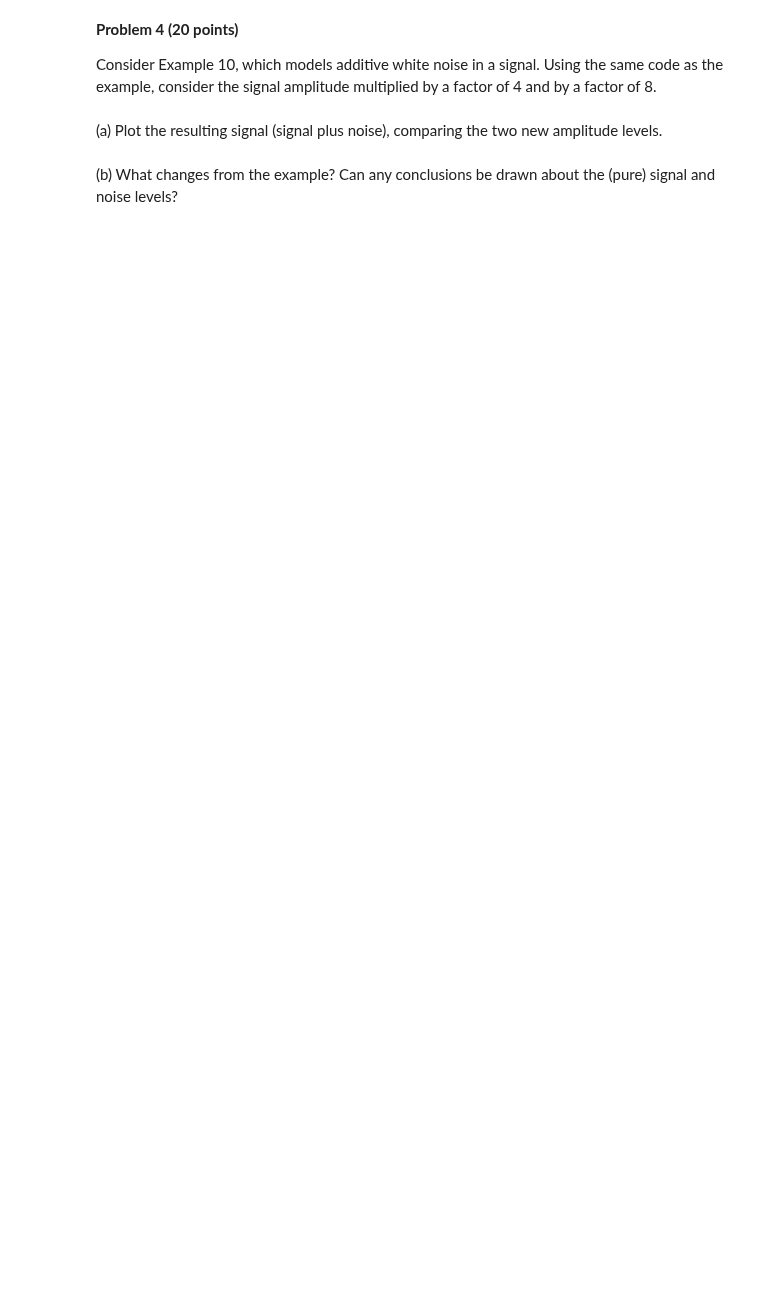
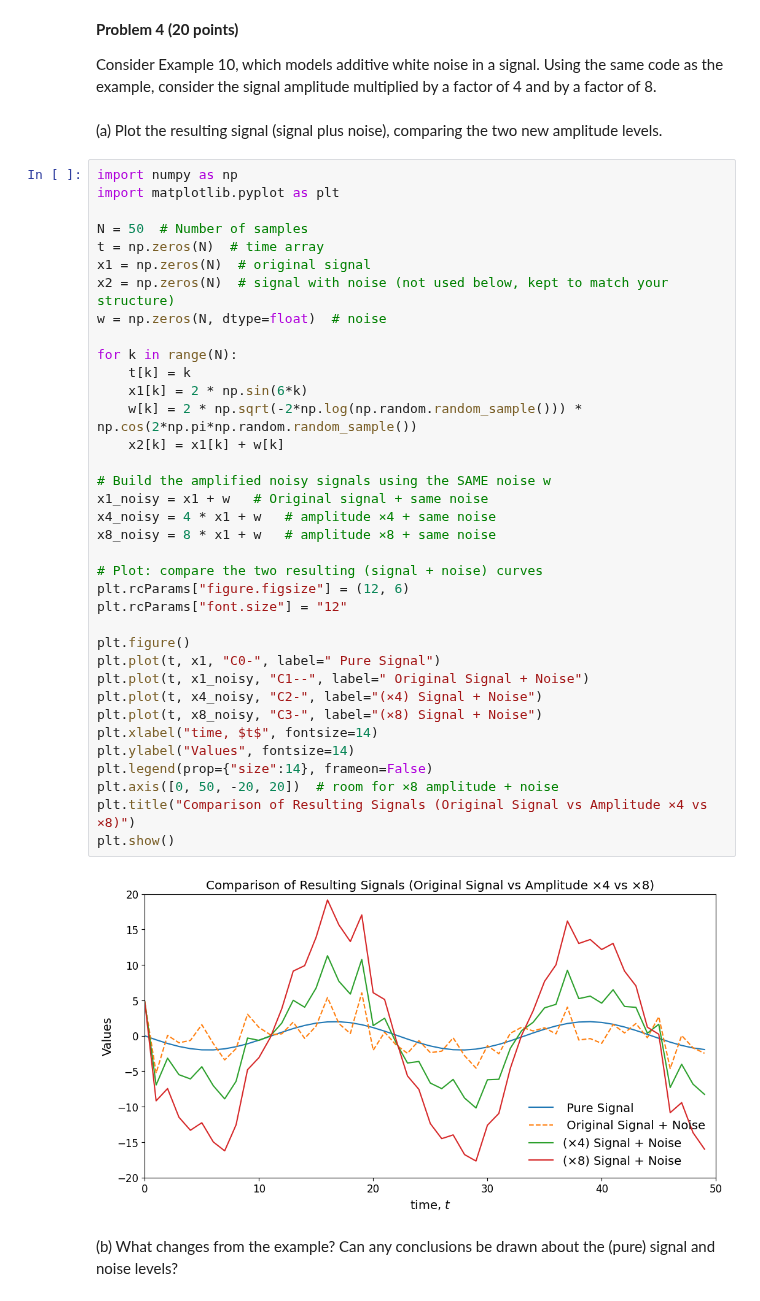
Before and after one commit to saulosgil/Disciplina_Modelagem-e-simula--o-de-sistemas, a Jupyter notebook: exercises/SE03/SE03_SauloGil.ipynb, the cells around one changed output. Drawn from its saved outputs; the diff is of its cells as text; blank space fills up the shorter version.

```diff
--- a/exercises/SE03/SE03_SauloGil.ipynb
+++ b/exercises/SE03/SE03_SauloGil.ipynb
@@ -350,5 +350,43 @@ variation, indicanting a process is stationary.
 Consider Example 10, which models additive white noise in a signal. Using the same code as the example, consider the signal amplitude multiplied by a factor of 4 and by a factor of 8.
 # %% [markdown]
 (a) Plot the resulting signal (signal plus noise), comparing the two new amplitude levels.
+# %%
+import numpy as np
+import matplotlib.pyplot as plt
+
+N = 50  # Number of samples
+t = np.zeros(N)  # time array
+x1 = np.zeros(N)  # original signal
+x2 = np.zeros(N)  # signal with noise (not used below, kept to match your structure)
+w = np.zeros(N, dtype=float)  # noise
+
+for k in range(N):
+    t[k] = k
+    x1[k] = 2 * np.sin(6*k)
+    w[k] = 2 * np.sqrt(-2*np.log(np.random.random_sample())) * np.cos(2*np.pi*np.random.random_sample())
+    x2[k] = x1[k] + w[k]
+
+# Build the amplified noisy signals using the SAME noise w
+x1_noisy = x1 + w   # Original signal + same noise
+x4_noisy = 4 * x1 + w   # amplitude ×4 + same noise
+x8_noisy = 8 * x1 + w   # amplitude ×8 + same noise
+
+# Plot: compare the two resulting (signal + noise) curves
+plt.rcParams["figure.figsize"] = (12, 6)
+plt.rcParams["font.size"] = "12"
+
+plt.figure()
+plt.plot(t, x1, "C0-", label=" Pure Signal")
+plt.plot(t, x1_noisy, "C1--", label=" Original Signal + Noise")
+plt.plot(t, x4_noisy, "C2-", label="(×4) Signal + Noise")
+plt.plot(t, x8_noisy, "C3-", label="(×8) Signal + Noise")
+plt.xlabel("time, $t$", fontsize=14)
+plt.ylabel("Values", fontsize=14)
+plt.legend(prop={"size":14}, frameon=False)
+plt.axis([0, 50, -20, 20])  # room for ×8 amplitude + noise
+plt.title("Comparison of Resulting Signals (Original Signal vs Amplitude ×4 vs ×8)")
+plt.show()
+# %% [output]
+[figure, added]
 # %% [markdown]
 (b) What changes from the example? Can any conclusions be drawn about the (pure) signal and noise levels?
```
Also changed, not shown: parts of 6 cells of this notebook.
